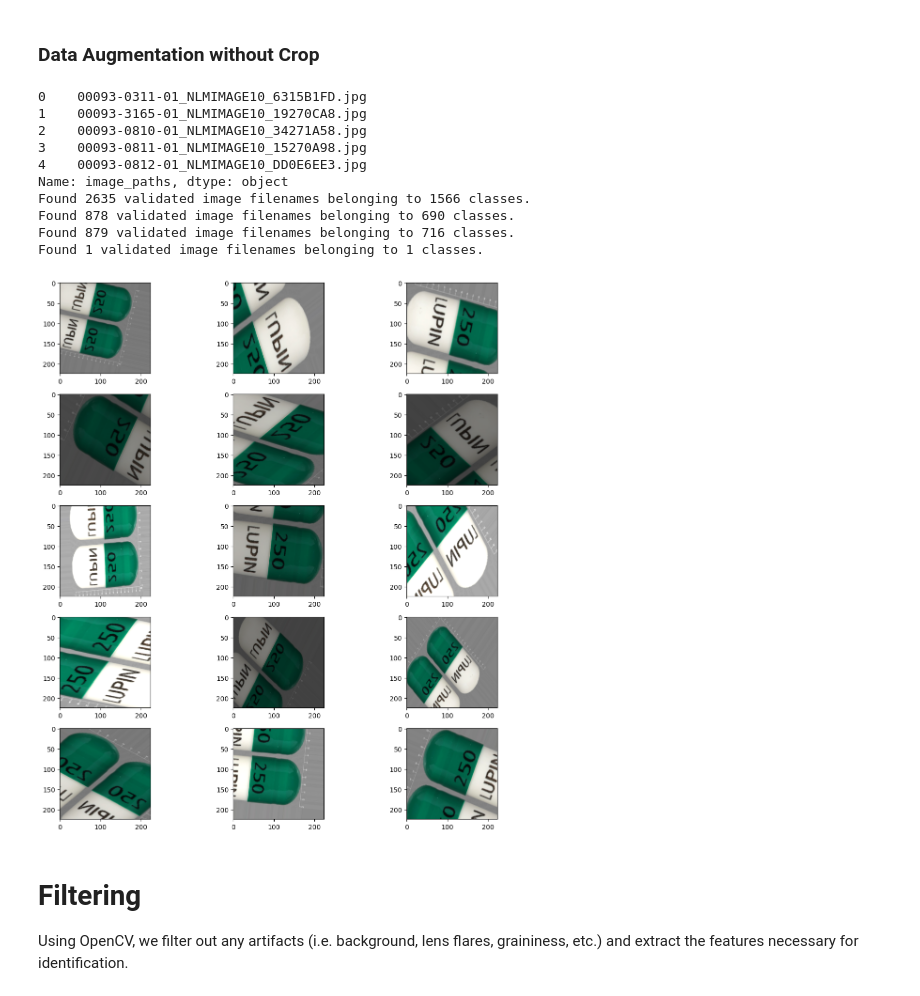
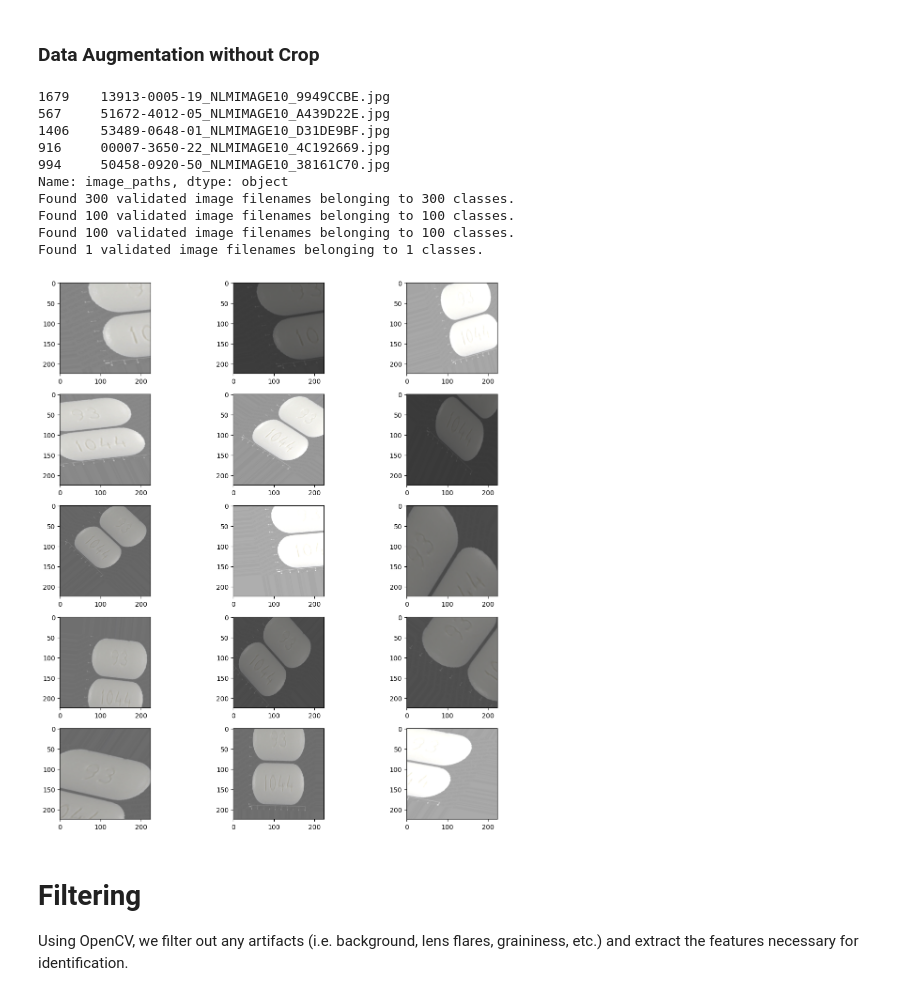
Before and after one commit to Chr728/Compass, a Jupyter notebook: pillIdentifierAI/Pill_Identifier_-_CUDA_-_overundersampling_test.ipynb, the cells around one changed output. Drawn from its saved outputs; the diff is of its cells as text; code cells hidden in the pictures.

```diff
--- a/pillIdentifierAI/Pill_Identifier - CUDA - overundersampling test.ipynb
+++ b/pillIdentifierAI/Pill_Identifier_-_CUDA_-_overundersampling_test.ipynb
@@ -135,8 +133,8 @@ label_encoder = LabelEncoder()
 df["encoded_label"] = label_encoder.fit_transform(df["name"])
 
 # create a dataset from the dataframe
-# image_paths = df["nlmImageFileName"].values
-image_paths = df["rxnavImageFileName"].values
+image_paths = df["nlmImageFileName"].values
+# image_paths = df["rxnavImageFileName"].values
 labels = df["encoded_label"].values
 num_labels = len(df["encoded_label"].unique())
 print("Number of labels:", num_labels)
@@ -252,6 +250,15 @@ Y = df["encoded_label"]
 undersampler = RandomUnderSampler(sampling_strategy="not minority")
 X_resampled, Y_resampled = undersampler.fit_resample(X,Y)
 
+# Assume X_resampled is a DataFrame with a column 'nlmImageFileName'
+image_paths = X_resampled['nlmImageFileName'].values
+
+# Create a dataset from the resampled data
+resampled_dataset = tf.data.Dataset.from_tensor_slices((image_paths_resampled, Y_resampled))
+
+# Convert the dataset to a DataFrame
+resampled_dataset_df = pd.DataFrame(list(resampled_dataset.as_numpy_iterator()), columns=['image_paths', 'labels'])
+
 #Check if dataset is balanced after undersampling
 print("undersampling strategy used on dataset")
 print(Y_resampled.value_counts())
@@ -470,13 +477,16 @@ Found 1 validated image filenames belonging to 1 classes.
 ### Data Augmentation without Crop
 # %%
 #Convert column into strings
-dataset_df["image_paths"] = dataset_df["image_paths"].astype(str)
-dataset_df["labels"] = dataset_df["labels"].astype(str)
+resampled_dataset_df["image_paths"] = resampled_dataset_df["image_paths"].astype(str)
+resampled_dataset_df["labels"] = resampled_dataset_df["labels"].astype(str)
 
-print(dataset_df["image_paths"].head())
+# Select 500 random samples
+resampled_dataset_df = resampled_dataset_df.sample(n=500, random_state=42)
+
+print(resampled_dataset_df["image_paths"].head())
 
 #Splitting dataset into 60/20/20
-train_df, temp_df = train_test_split(dataset_df, test_size=0.4, random_state=42)
+train_df, temp_df = train_test_split(resampled_dataset_df, test_size=0.4, random_state=42)
 eval_df, test_df = train_test_split(temp_df, test_size=0.5, random_state=1337)
 
 # Create the image data generator for the training set
@@ -485,11 +495,11 @@ imageTrain_data = ImageDataGenerator(
     rotation_range = 60,
     shear_range = 0.3,
     zoom_range = 0.5,
-    vertical_flip = True,
-    horizontal_flip = True,
+    # vertical_flip = True,               # removed, does not make sense to flip pills
+    # horizontal_flip = True,             # removed, does not make sense to flip pills
     width_shift_range = 0.3,
     height_shift_range = 0.3,
-    brightness_range=[0.5, 1.5],
+    brightness_range=[0.5, 1.5],        # remove if getting black images
     fill_mode="nearest",
 )
 
@@ -528,42 +538,42 @@ test_generator = imageTest_data.flow_from_dataframe(
     target_size = (img_height, img_width),
     batch_size = batch_size,
     x_col = "image_paths",
     y_col = "labels",
     class_mode="categorical",
 )
 
 #Display example of image augmentation
 sample_dataframe = train_df.sample(n=1).reset_index(drop=True)
 sample_generator = imageTrain_data.flow_from_dataframe(
     dataframe=sample_dataframe,
     directory=directory,
     target_size = (img_height, img_width),
     batch_size = batch_size,
     x_col = "image_paths",
     y_col = "labels",
     class_mode="categorical",
 )
 
 plt.figure(figsize=(12, 12))
 for i in range (0, 15):
   ax = plt.subplot(5, 3, i + 1)
   for X_column, Y_column in sample_generator:
     plt.imshow(X_column[0])
     break
 plt.tight_layout()
 plt.show()
 # %% [output]
-0    00093-0311-01_NLMIMAGE10_6315B1FD.jpg
-1    00093-3165-01_NLMIMAGE10_19270CA8.jpg
-2    00093-0810-01_NLMIMAGE10_34271A58.jpg
-3    00093-0811-01_NLMIMAGE10_15270A98.jpg
-4    00093-0812-01_NLMIMAGE10_DD0E6EE3.jpg
+1679    13913-0005-19_NLMIMAGE10_9949CCBE.jpg
+567     51672-4012-05_NLMIMAGE10_A439D22E.jpg
+1406    53489-0648-01_NLMIMAGE10_D31DE9BF.jpg
+916     00007-3650-22_NLMIMAGE10_4C192669.jpg
+994     50458-0920-50_NLMIMAGE10_38161C70.jpg
 Name: image_paths, dtype: object
-Found 2635 validated image filenames belonging to 1566 classes.
-Found 878 validated image filenames belonging to 690 classes.
-Found 879 validated image filenames belonging to 716 classes.
+Found 300 validated image filenames belonging to 300 classes.
+Found 100 validated image filenames belonging to 100 classes.
+Found 100 validated image filenames belonging to 100 classes.
 Found 1 validated image filenames belonging to 1 classes.
-[figure, old version]
+[figure, new version]
 # %% [markdown]
 # Filtering
 Using OpenCV, we filter out any artifacts (i.e. background, lens flares, graininess, etc.) and extract the features necessary for identification.
```
Also changed, not shown: parts of 7 cells of this notebook.
